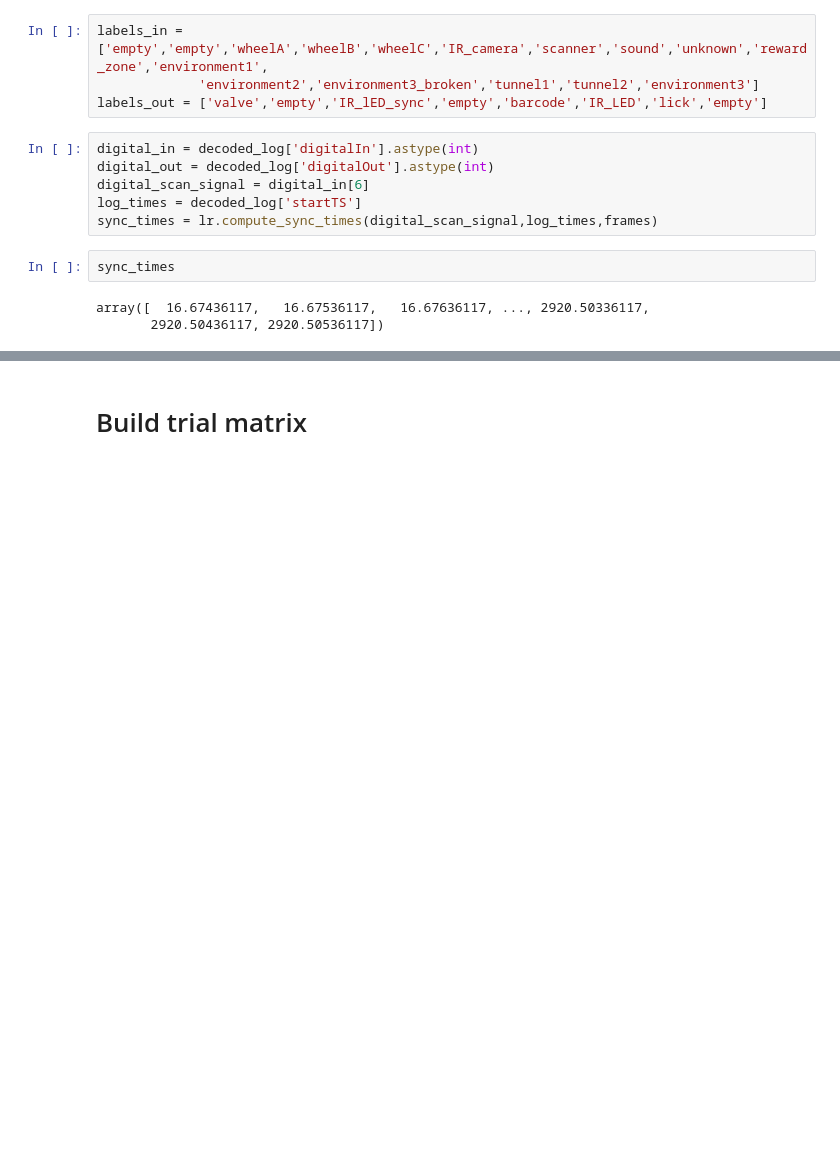
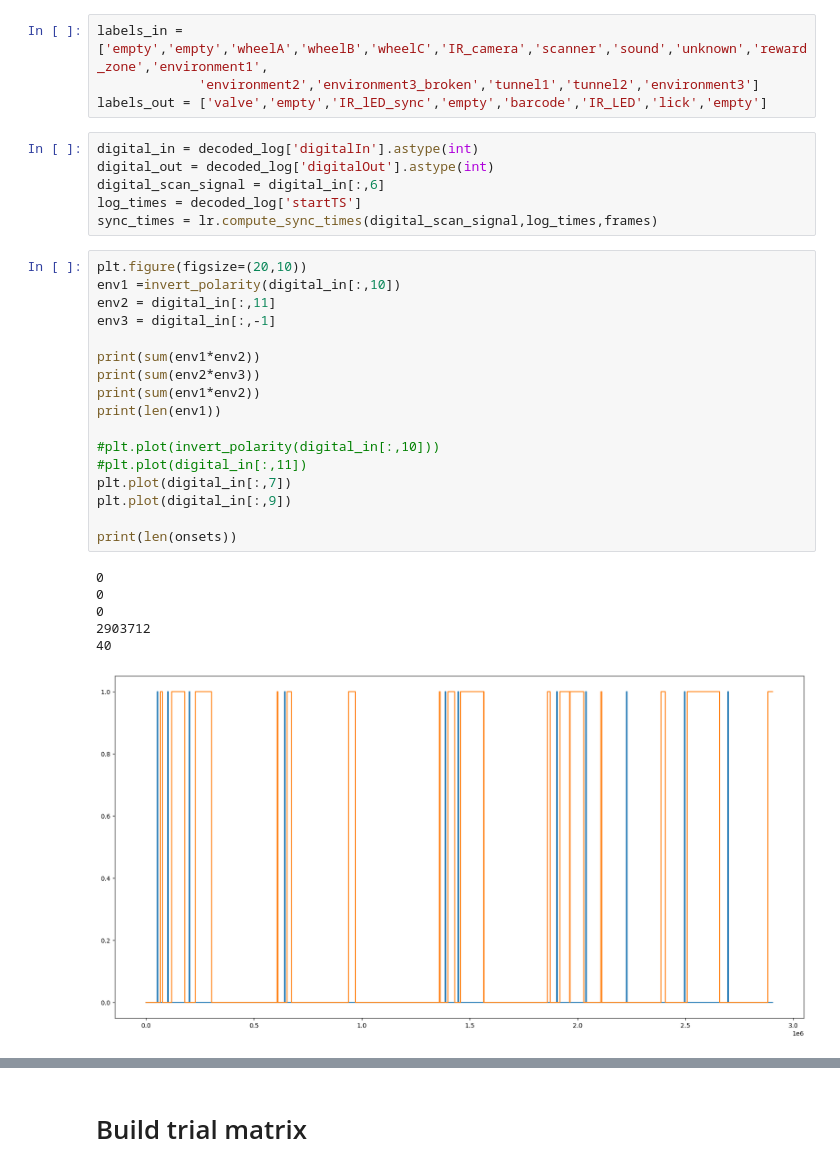
Before and after one commit to NeuroNetMem/pipeline_2p, a Jupyter notebook: logreader/read_session_log.ipynb, the cells around one changed output, grey strips where cells are left out. Drawn from its saved outputs; the diff is of its cells as text; blank space fills up the shorter version.

```diff
--- a/logreader/read_session_log.ipynb
+++ b/logreader/read_session_log.ipynb
@@ -41,11 +54,30 @@ labels_out = ['valve','empty','IR_lED_sync','empty','barcode','IR_LED','lick','e
 # %%
 digital_in = decoded_log['digitalIn'].astype(int)
 digital_out = decoded_log['digitalOut'].astype(int)
-digital_scan_signal = digital_in[6]
+digital_scan_signal = digital_in[:,6]
 log_times = decoded_log['startTS']
 sync_times = lr.compute_sync_times(digital_scan_signal,log_times,frames)
-# %%
-sync_times
-# %% [output]
-array([  16.67436117,   16.67536117,   16.67636117, ..., 2920.50336117,
-       2920.50436117, 2920.50536117])
+# %%
+plt.figure(figsize=(20,10))
+env1 =invert_polarity(digital_in[:,10])
+env2 = digital_in[:,11]
+env3 = digital_in[:,-1]
+
+print(sum(env1*env2))
+print(sum(env2*env3))
+print(sum(env1*env2))
+print(len(env1))
+
+#plt.plot(invert_polarity(digital_in[:,10]))
+#plt.plot(digital_in[:,11])
+plt.plot(digital_in[:,7])
+plt.plot(digital_in[:,9])
+
+print(len(onsets))
+# %% [output]
+0
+0
+0
+2903712
+40
+[figure, added]
```
Also changed, not shown: parts of 22 cells of this notebook, 6 other files.
